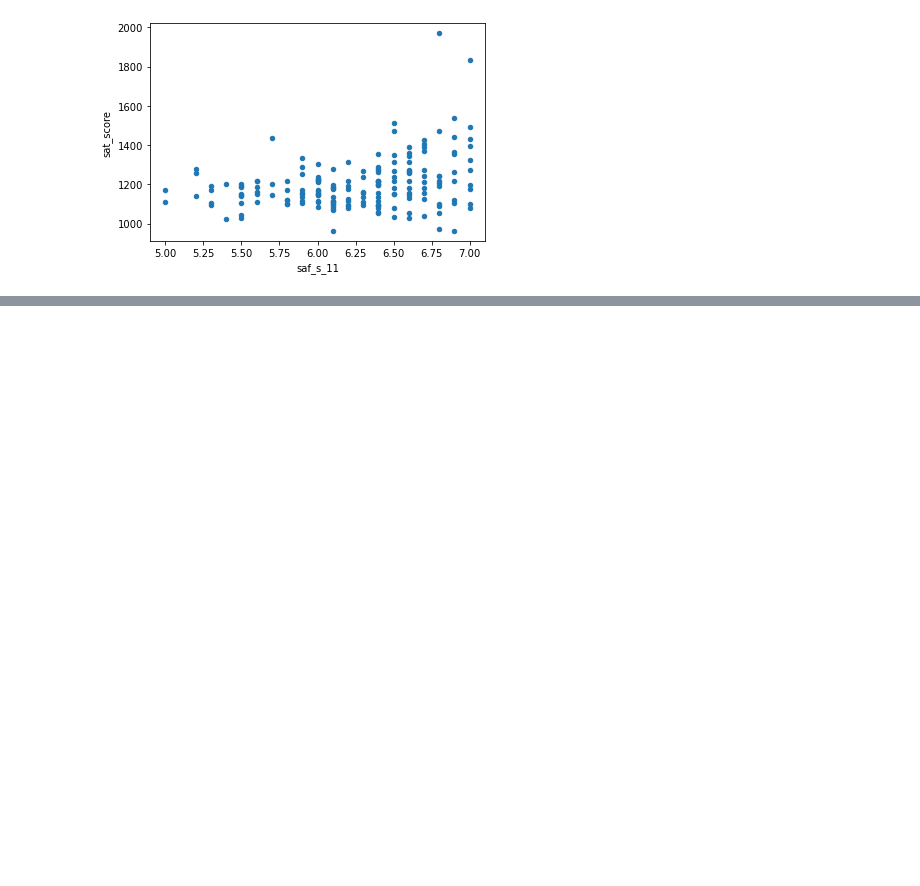
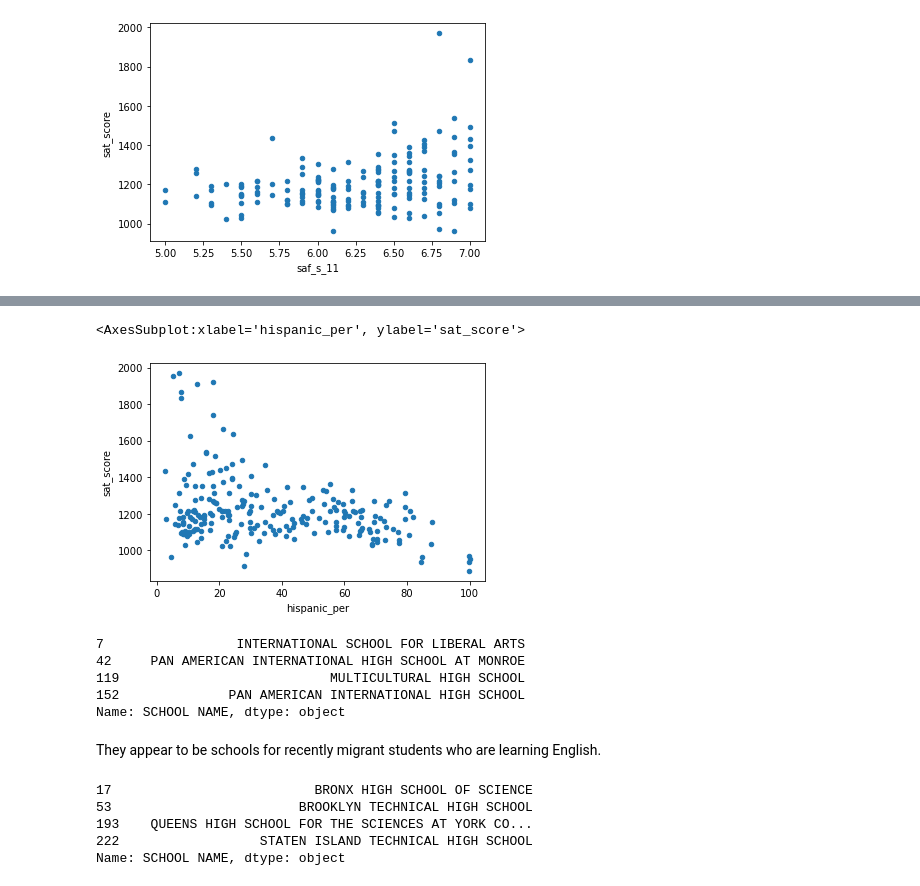
Before and after one commit to aguirredaniel/dataquest-projects, a Jupyter notebook: Analyzing_NYC_High_School_Data/Schools.ipynb, the cells around one changed output, grey strips where cells are left out. Saved outputs shown, nothing was run; the diff lists cells and outputs as text; code cells hidden in the pictures; blank space fills up the shorter version.

```diff
--- a/Analyzing_NYC_High_School_Data/Schools.ipynb
+++ b/Analyzing_NYC_High_School_Data/Schools.ipynb
@@ -221,0 +275,23 @@ plt.show()
+# %%
+combined.plot(kind='scatter', x='hispanic_per', y='sat_score')
+# %% [output]
+<AxesSubplot:xlabel='hispanic_per', ylabel='sat_score'>
+[figure, added]
+# %%
+print(combined[combined["hispanic_per"] > 95]["SCHOOL NAME"])
+# %% [output]
+7                 INTERNATIONAL SCHOOL FOR LIBERAL ARTS
+42     PAN AMERICAN INTERNATIONAL HIGH SCHOOL AT MONROE
+119                           MULTICULTURAL HIGH SCHOOL
+152              PAN AMERICAN INTERNATIONAL HIGH SCHOOL
+Name: SCHOOL NAME, dtype: object
+# %% [markdown]
+They appear to be schools for recently migrant students who are learning English.
+# %%
+print(combined[(combined["hispanic_per"] < 10) & (combined["sat_score"] > 1800)]["SCHOOL NAME"])
+# %% [output]
+17                          BRONX HIGH SCHOOL OF SCIENCE
+53                        BROOKLYN TECHNICAL HIGH SCHOOL
+193    QUEENS HIGH SCHOOL FOR THE SCIENCES AT YORK CO...
+222                  STATEN ISLAND TECHNICAL HIGH SCHOOL
+Name: SCHOOL NAME, dtype: object
```
Also changed, not shown: parts of 9 cells of this notebook.
